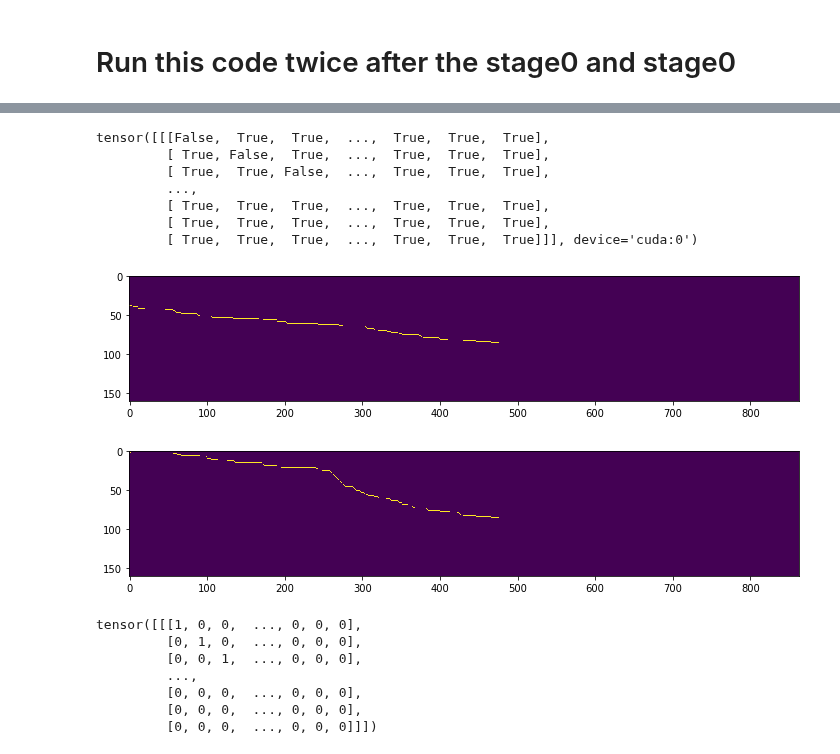
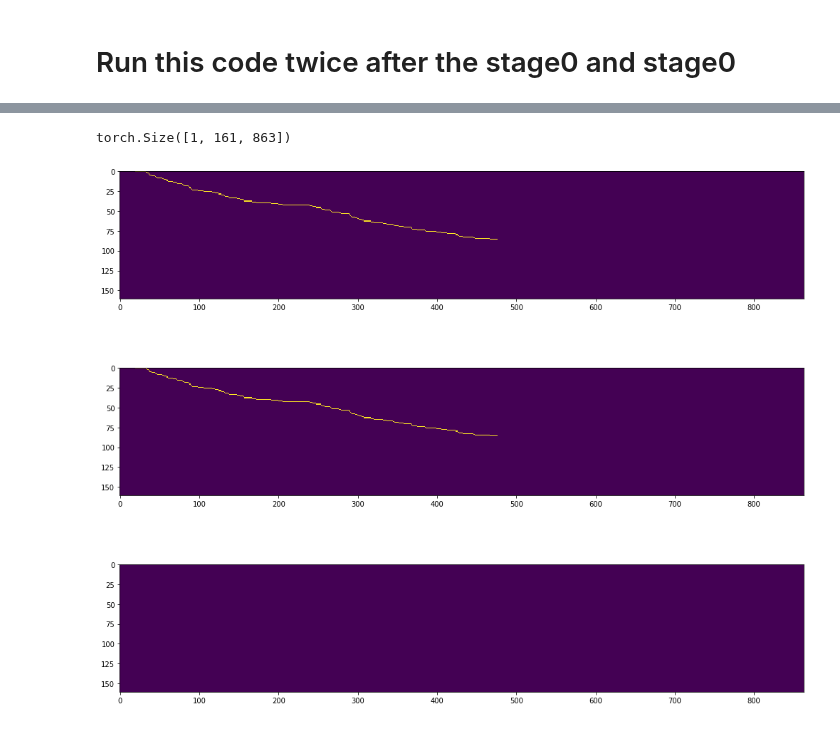
Before and after one commit to Deepest-Project/AlignTTS, a Jupyter notebook: prepare_stages_fast_viterbi.ipynb, the cells around one changed output, grey strips where cells are left out. Cells and saved outputs as stored; diff of their text form; code cells hidden in the pictures.

```diff
--- a/prepare_stages_fast_viterbi.ipynb
+++ b/prepare_stages_fast_viterbi.ipynb
@@ -242,39 +242,26 @@ for dataset in datasets:
 
             viterbi_start = time.perf_counter()
 
-            align_ = model.fast_viterbi(log_prob_matrix, text_lengths, mel_lengths).to(log_prob_matrix.device)
-            alignments_ = list(torch.split(align_,1))
+            align = model.viterbi_cpu(log_prob_matrix, text_lengths.cpu(), mel_lengths.cpu()).to(torch.long)
+            alignments = list(torch.split(align,1))
 
             viterbi_end = time.perf_counter()
 
-            viterbi_origin_start = time.perf_counter()
-
-            align = model.viterbi(log_prob_matrix, text_lengths, mel_lengths).to(torch.long)
-            alignments = list(torch.split(align,1))
-
-            viterbi_origin_end = time.perf_counter()
-
-#         print(alignments_ == alignments)
-
-        print('VT_ Time: ', end=' ')
-        print(f'{viterbi_origin_end - viterbi_origin_start:.6f}')
-
-        print('VTF Time: ', end=' ')
+        print('VT Time: ', end=' ')
         print(f'{viterbi_end - viterbi_start:.6f} / {viterbi_end - single_loop_start:.6f} = ' +
              f'{(viterbi_end - viterbi_start) / (viterbi_end - single_loop_start) * 100:5.2f}%')
 
-
-        print('IO_ Time: ', end=' ')
+        print('IO Time: ', end=' ')
         print(f'{io_time - single_loop_start:.6f} / {viterbi_end - single_loop_start:.6f} = ' +
              f'{(io_time - single_loop_start) / (viterbi_end - single_loop_start) * 100:5.2f}%')
 
-        print('DL_ Time: ', end=' ')
+        print('DL Time: ', end=' ')
         print(f'{viterbi_start - model_start:.6f} / {viterbi_end - single_loop_start:.6f} = ' +
              f'{(viterbi_start - model_start) / (viterbi_end - single_loop_start) * 100:5.2f}%')
 
+#         print(alignments[0].shape)
+
         print()
-
-
 
         if num >= 5:
             break
@@ -304,32 +424,16 @@ DL_ Time:  0.253283 / 0.388610 = 65.18%
 # %%
-alignments_[0] == alignments[0]
+alignments_[0].shape
+alignments[0].shape
 # %% [output]
-tensor([[[False,  True,  True,  ...,  True,  True,  True],
-         [ True, False,  True,  ...,  True,  True,  True],
-         [ True,  True, False,  ...,  True,  True,  True],
-         ...,
-         [ True,  True,  True,  ...,  True,  True,  True],
-         [ True,  True,  True,  ...,  True,  True,  True],
-         [ True,  True,  True,  ...,  True,  True,  True]]], device='cuda:0')
+torch.Size([1, 161, 863])
-# %%
-plt.figure(figsize = (12, 6))
-plt.imshow(alignments_[0][0, :, :].cpu())
-plt.show()
-# %% [output]
-[figure, removed]
-# %%
-plt.figure(figsize = (12, 6))
-plt.imshow(alignments[0][0, :, :].cpu())
-plt.show()
-# %% [output]
-[figure, removed]
-# %%
-alignments[0].cpu() ==
-# %% [output]
-tensor([[[1, 0, 0,  ..., 0, 0, 0],
-         [0, 1, 0,  ..., 0, 0, 0],
-         [0, 0, 1,  ..., 0, 0, 0],
-         ...,
-         [0, 0, 0,  ..., 0, 0, 0],
-         [0, 0, 0,  ..., 0, 0, 0],
-         [0, 0, 0,  ..., 0, 0, 0]]])
+# %%
+fig, axes = plt.subplots(3, 1, figsize=(14, 12))
+
+axes[0].imshow(alignments_[0].cpu()[0, :, :])
+axes[1].imshow(alignments[0].cpu()[0, :, :])
+axes[2].imshow(alignments_[0].cpu()[0, :, :] - alignments[0].cpu()
+               [0, :, :])
+plt.tight_layout()
+plt.show()
+# %% [output]
+[figure, added]
```
Also changed, not shown: parts of 4 cells of this notebook, 1 other file.
